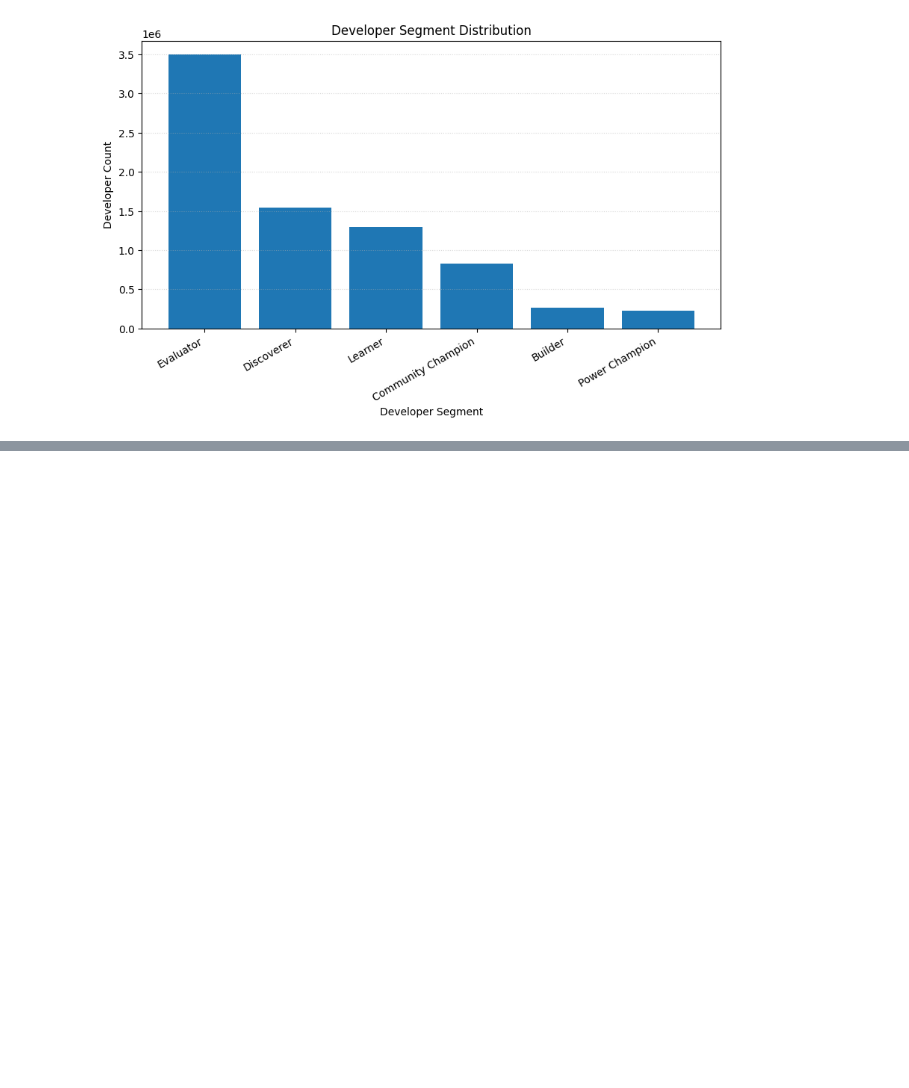
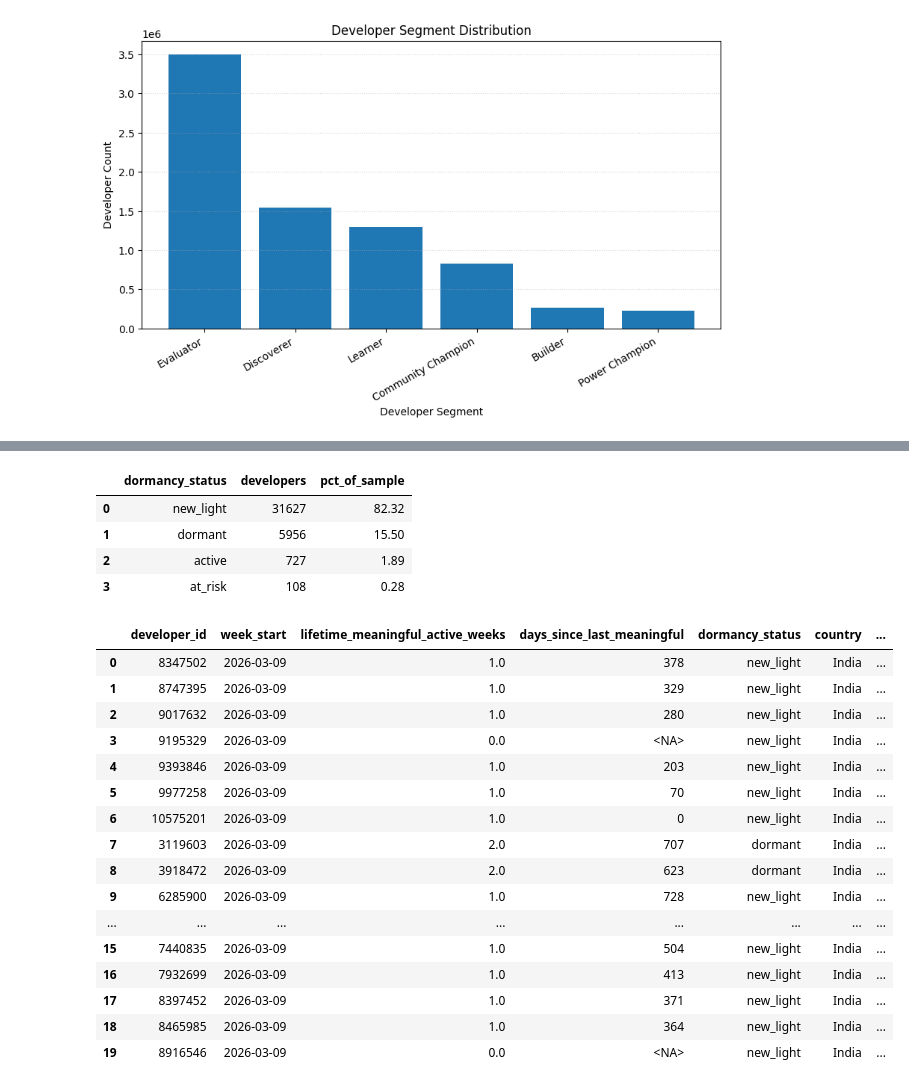
Before and after one commit to WBDoran/Spring2026_IndustryProject, a Jupyter notebook: DeveloperJourney.ipynb, the cells around one changed output, grey strips where cells are left out. Saved outputs shown, nothing was run; the diff lists cells and outputs as text; code cells hidden in the pictures; blank space fills up the shorter version.

```diff
--- a/DeveloperJourney.ipynb
+++ b/DeveloperJourney.ipynb
@@ -660,0 +1306,73 @@ plt.show()
+# %%
+con.execute(f"""
+CREATE OR REPLACE TABLE current_dev_dormancy_v1 AS
+WITH latest AS (
+    SELECT MAX(week_start) AS latest_week
+    FROM dev_week_status_v1
+)
+SELECT
+    s.developer_id,
+    s.week_start,
+    s.lifetime_meaningful_active_weeks,
+    s.days_since_last_meaningful,
+    CASE
+        WHEN s.lifetime_meaningful_active_weeks < 2 THEN 'new_light'
+        WHEN s.days_since_last_meaningful >= {DORMANT_DAYS} THEN 'dormant'
+        WHEN s.days_since_last_meaningful >= {AT_RISK_DAYS} THEN 'at_risk'
+        ELSE 'active'
+    END AS dormancy_status
+FROM dev_week_status_v1 s
+JOIN latest l
+  ON s.week_start = l.latest_week
+""")
+
+con.execute("""
+CREATE OR REPLACE TABLE current_dev_dormancy_enriched_v1 AS
+SELECT
+    d.*,
+    c.country,
+    c.region,
+    c.zone,
+    c.account_type,
+    c.program_application_source,
+    c.normalized_account_name
+FROM current_dev_dormancy_v1 d
+LEFT JOIN contact_sample c
+  ON d.developer_id = c.developer_id
+""")
+
+status_counts = con.execute("""
+SELECT
+    dormancy_status,
+    COUNT(*) AS developers,
+    ROUND(100.0 * COUNT(*) / SUM(COUNT(*)) OVER (), 2) AS pct_of_sample
+FROM current_dev_dormancy_v1
+GROUP BY 1
+ORDER BY developers DESC
+""").fetchdf()
+
+display(status_counts)
+display(con.execute("SELECT * FROM current_dev_dormancy_enriched_v1 LIMIT 20").fetchdf())
+# %% [output]
+|  | dormancy_status | developers | pct_of_sample |
+| 0 | new_light | 31627 | 82.32 |
+| 1 | dormant | 5956 | 15.50 |
+| 2 | active | 727 | 1.89 |
+| 3 | at_risk | 108 | 0.28 |
+|  | developer_id | week_start | lifetime_meaningful_active_weeks | days_since_last_meaningful | dormancy_status | country | ... |
+| 0 | 8347502 | 2026-03-09 | 1.0 | 378 | new_light | India | ... |
+| 1 | 8747395 | 2026-03-09 | 1.0 | 329 | new_light | India | ... |
+| 2 | 9017632 | 2026-03-09 | 1.0 | 280 | new_light | India | ... |
+| 3 | 9195329 | 2026-03-09 | 0.0 | <NA> | new_light | India | ... |
+| 4 | 9393846 | 2026-03-09 | 1.0 | 203 | new_light | India | ... |
+| 5 | 9977258 | 2026-03-09 | 1.0 | 70 | new_light | India | ... |
+| 6 | 10575201 | 2026-03-09 | 1.0 | 0 | new_light | India | ... |
+| 7 | 3119603 | 2026-03-09 | 2.0 | 707 | dormant | India | ... |
+| 8 | 3918472 | 2026-03-09 | 2.0 | 623 | dormant | India | ... |
+| 9 | 6285900 | 2026-03-09 | 1.0 | 728 | new_light | India | ... |
+| ... | ... | ... | ... | ... | ... | ... | ... |
+| 15 | 7440835 | 2026-03-09 | 1.0 | 504 | new_light | India | ... |
+| 16 | 7932699 | 2026-03-09 | 1.0 | 413 | new_light | India | ... |
+| 17 | 8397452 | 2026-03-09 | 1.0 | 371 | new_light | India | ... |
+| 18 | 8465985 | 2026-03-09 | 1.0 | 364 | new_light | India | ... |
+| 19 | 8916546 | 2026-03-09 | 0.0 | <NA> | new_light | India | ... |
```
Also changed, not shown: parts of 12 cells of this notebook.
